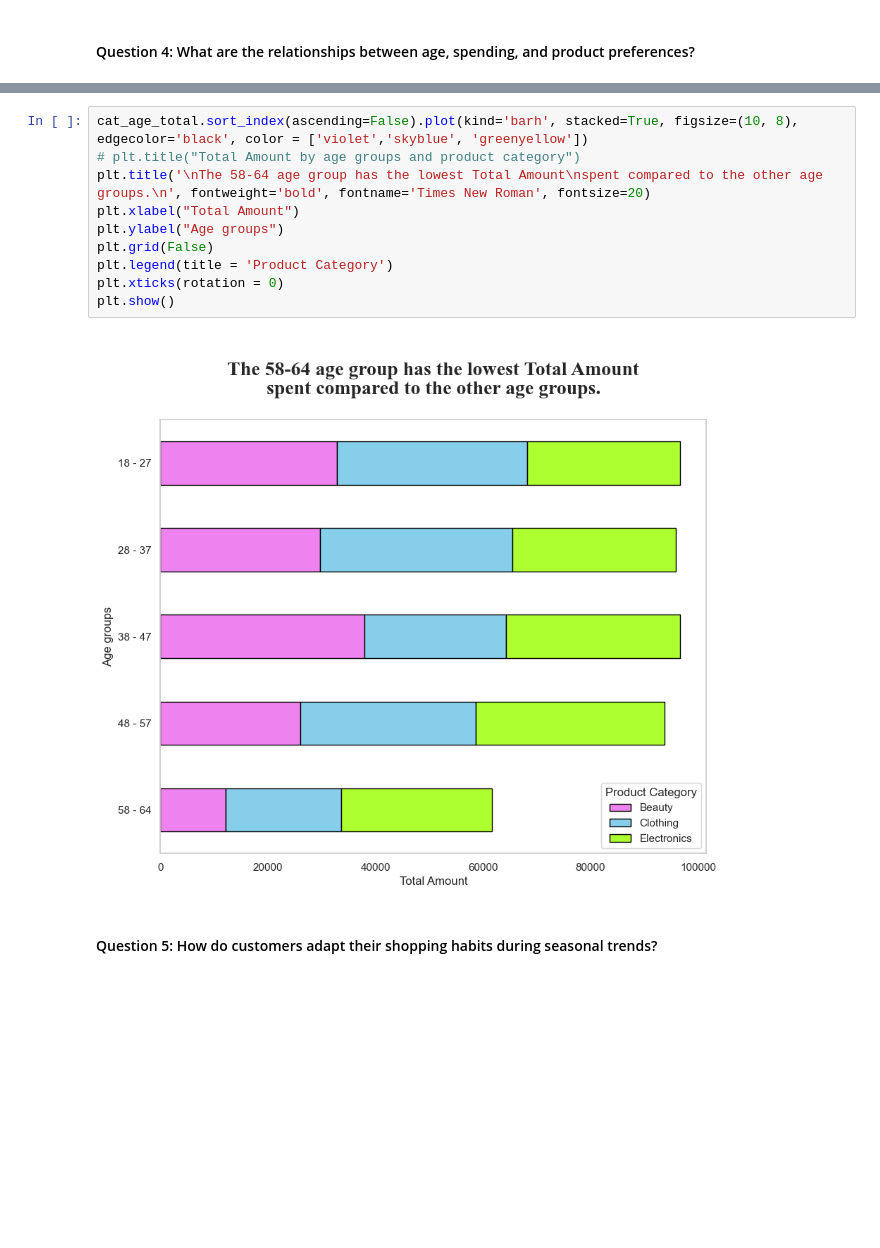
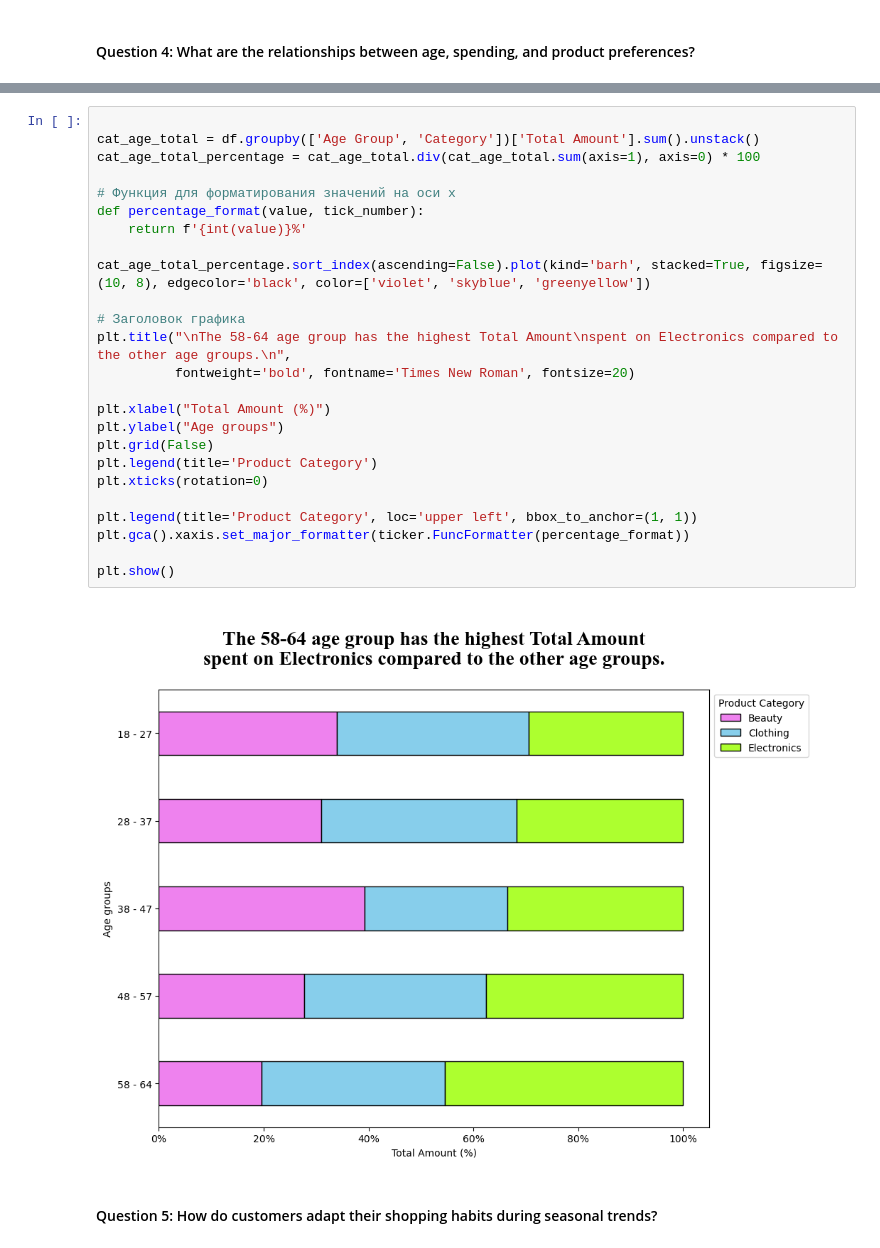
Before and after one commit to Hospoghosyan/Retail_Sales_Analysis, a Jupyter notebook: Retails_sales_analysis.ipynb, the cells around one changed output, grey strips where cells are left out. Cells and saved outputs as stored; diff of their text form; blank space fills up the shorter version.

```diff
--- a/Retails_sales_analysis.ipynb
+++ b/Retails_sales_analysis.ipynb
@@ -342,15 +343,30 @@ plt.show()
 # %%
-cat_age_total.sort_index(ascending=False).plot(kind='barh', stacked=True, figsize=(10, 8), edgecolor='black', color = ['violet','skyblue', 'greenyellow'])
-# plt.title("Total Amount by age groups and product category")
-plt.title('\nТհe 58-64 age group has the lowest Total Amount\nspent compared to the other age groups.\n', fontweight='bold', fontname='Times New Roman', fontsize=20)
-plt.xlabel("Total Amount")
+
+cat_age_total = df.groupby(['Age Group', 'Category'])['Total Amount'].sum().unstack()
+cat_age_total_percentage = cat_age_total.div(cat_age_total.sum(axis=1), axis=0) * 100
+
+# Функция для форматирования значений на оси x
+def percentage_format(value, tick_number):
+    return f'{int(value)}%'
+
+cat_age_total_percentage.sort_index(ascending=False).plot(kind='barh', stacked=True, figsize=(10, 8), edgecolor='black', color=['violet', 'skyblue', 'greenyellow'])
+
+# Заголовок графика
+plt.title("\nThe 58-64 age group has the highest Total Amount\nspent on Electronics compared to the other age groups.\n",
+          fontweight='bold', fontname='Times New Roman', fontsize=20)
+
+plt.xlabel("Total Amount (%)")
 plt.ylabel("Age groups")
 plt.grid(False)
-plt.legend(title = 'Product Category')
-plt.xticks(rotation = 0)
+plt.legend(title='Product Category')
+plt.xticks(rotation=0)
+
+plt.legend(title='Product Category', loc='upper left', bbox_to_anchor=(1, 1))
+plt.gca().xaxis.set_major_formatter(ticker.FuncFormatter(percentage_format))
+
 plt.show()
 # %% [output]
-[figure, old version]
+[figure, new version]
 # %% [markdown]
 #### Question 5: How do customers adapt their shopping habits during seasonal trends?
 # %%
```
Also changed, not shown: parts of 19 cells of this notebook.
